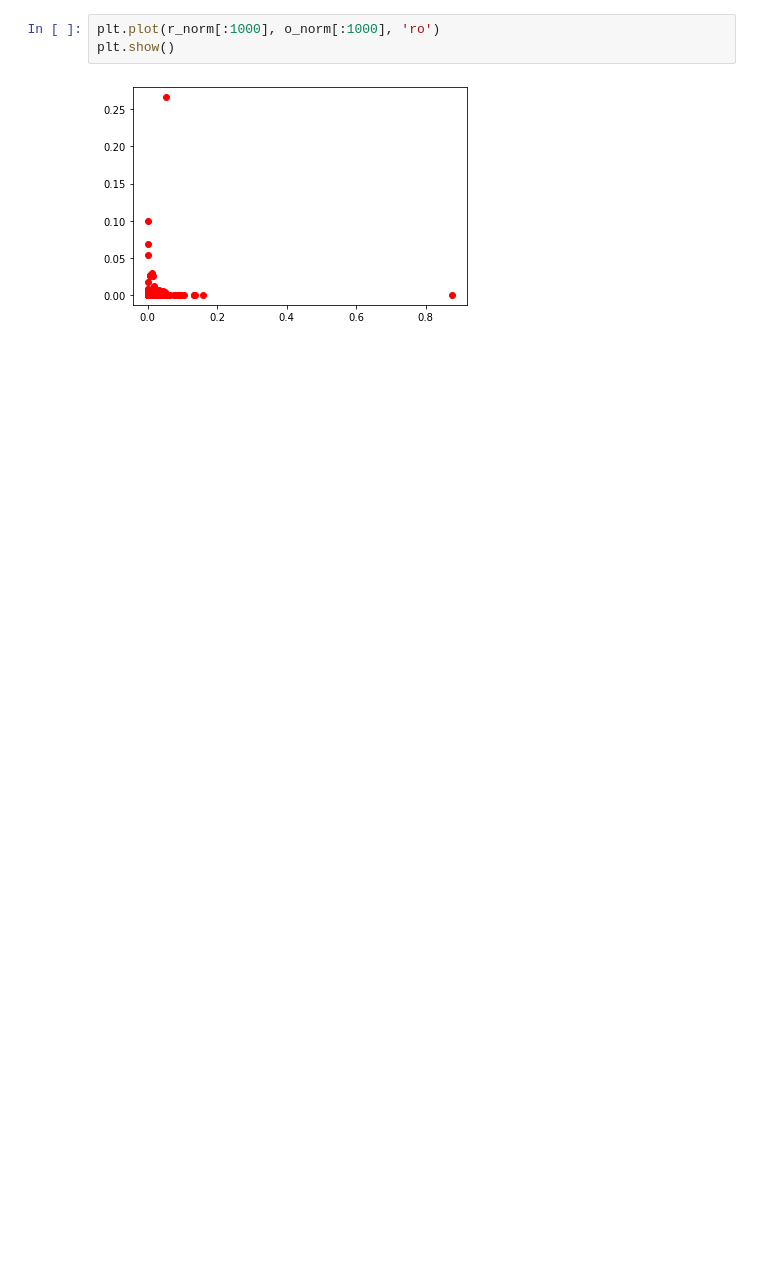
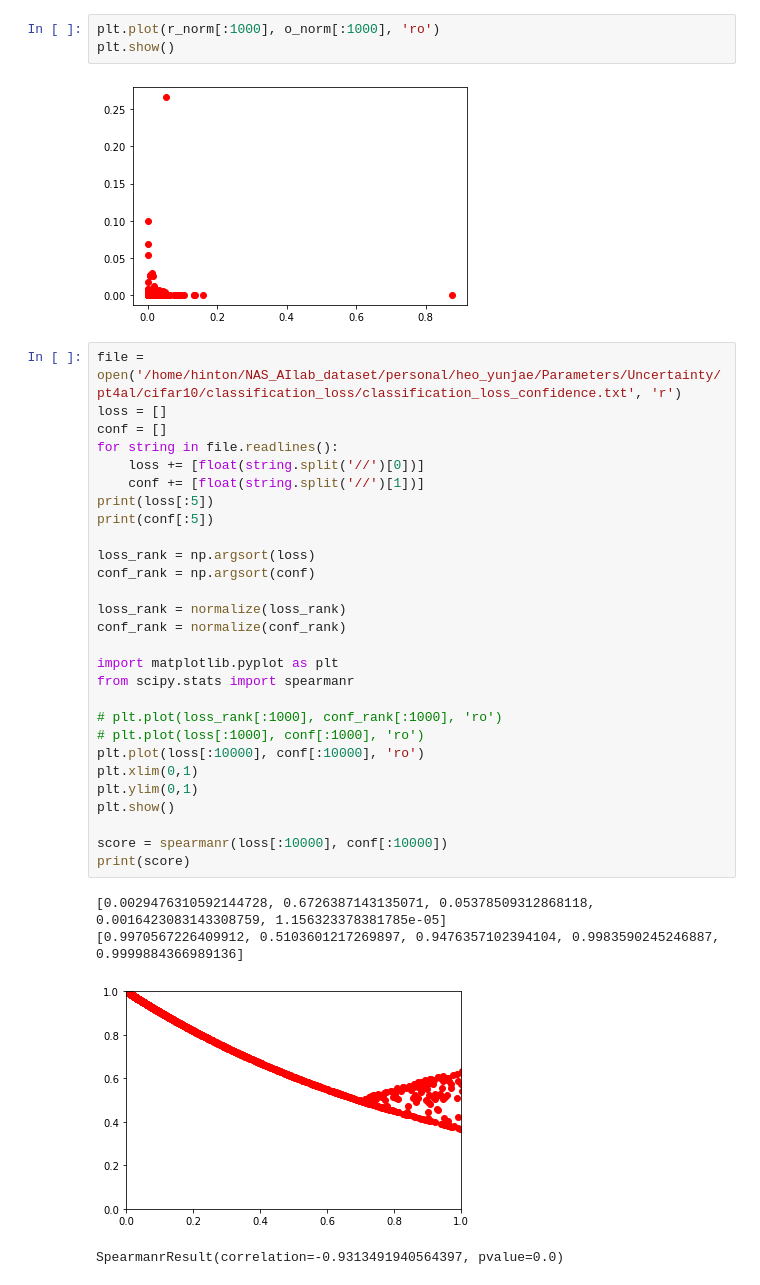
Before and after one commit to gist-ailab/uncertainty-activelearning, a Jupyter notebook: PT4AL/test.ipynb, the cells around one changed output. Saved outputs shown, nothing was run; the diff lists cells and outputs as text; blank space fills up the shorter version.

```diff
--- a/PT4AL/test.ipynb
+++ b/PT4AL/test.ipynb
@@ -99,3 +101,36 @@ plt.plot(r_norm[:1000], o_norm[:1000], 'ro')
 plt.show()
 # %% [output]
 [figure]
+# %%
+file = open('/home/hinton/NAS_AIlab_dataset/personal/heo_yunjae/Parameters/Uncertainty/pt4al/cifar10/classification_loss/classification_loss_confidence.txt', 'r')
+loss = []
+conf = []
+for string in file.readlines():
+    loss += [float(string.split('//')[0])]
+    conf += [float(string.split('//')[1])]
+print(loss[:5])
+print(conf[:5])
+
+loss_rank = np.argsort(loss)
+conf_rank = np.argsort(conf)
+
+loss_rank = normalize(loss_rank)
+conf_rank = normalize(conf_rank)
+
+import matplotlib.pyplot as plt
+from scipy.stats import spearmanr
+
+# plt.plot(loss_rank[:1000], conf_rank[:1000], 'ro')
+# plt.plot(loss[:1000], conf[:1000], 'ro')
+plt.plot(loss[:10000], conf[:10000], 'ro')
+plt.xlim(0,1)
+plt.ylim(0,1)
+plt.show()
+
+score = spearmanr(loss[:10000], conf[:10000])
+print(score)
+# %% [output]
+[0.0029476310592144728, 0.6726387143135071, 0.05378509312868118, 0.0016423083143308759, 1.156323378381785e-05]
+[0.9970567226409912, 0.5103601217269897, 0.9476357102394104, 0.9983590245246887, 0.9999884366989136]
+[figure, added]
+SpearmanrResult(correlation=-0.9313491940564397, pvalue=0.0)
```
Also changed, not shown: parts of 5 cells of this notebook, 7 other files.
